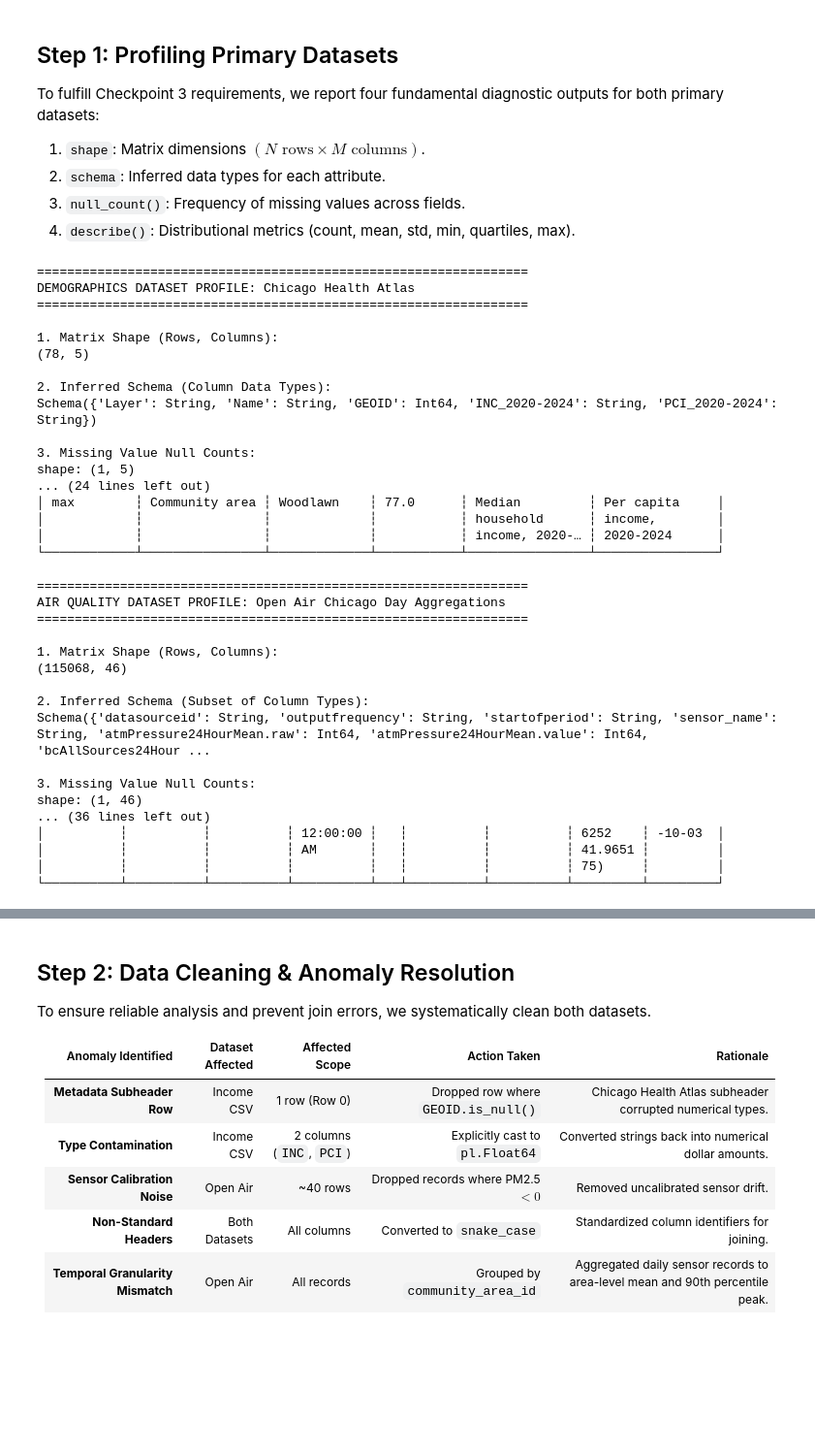
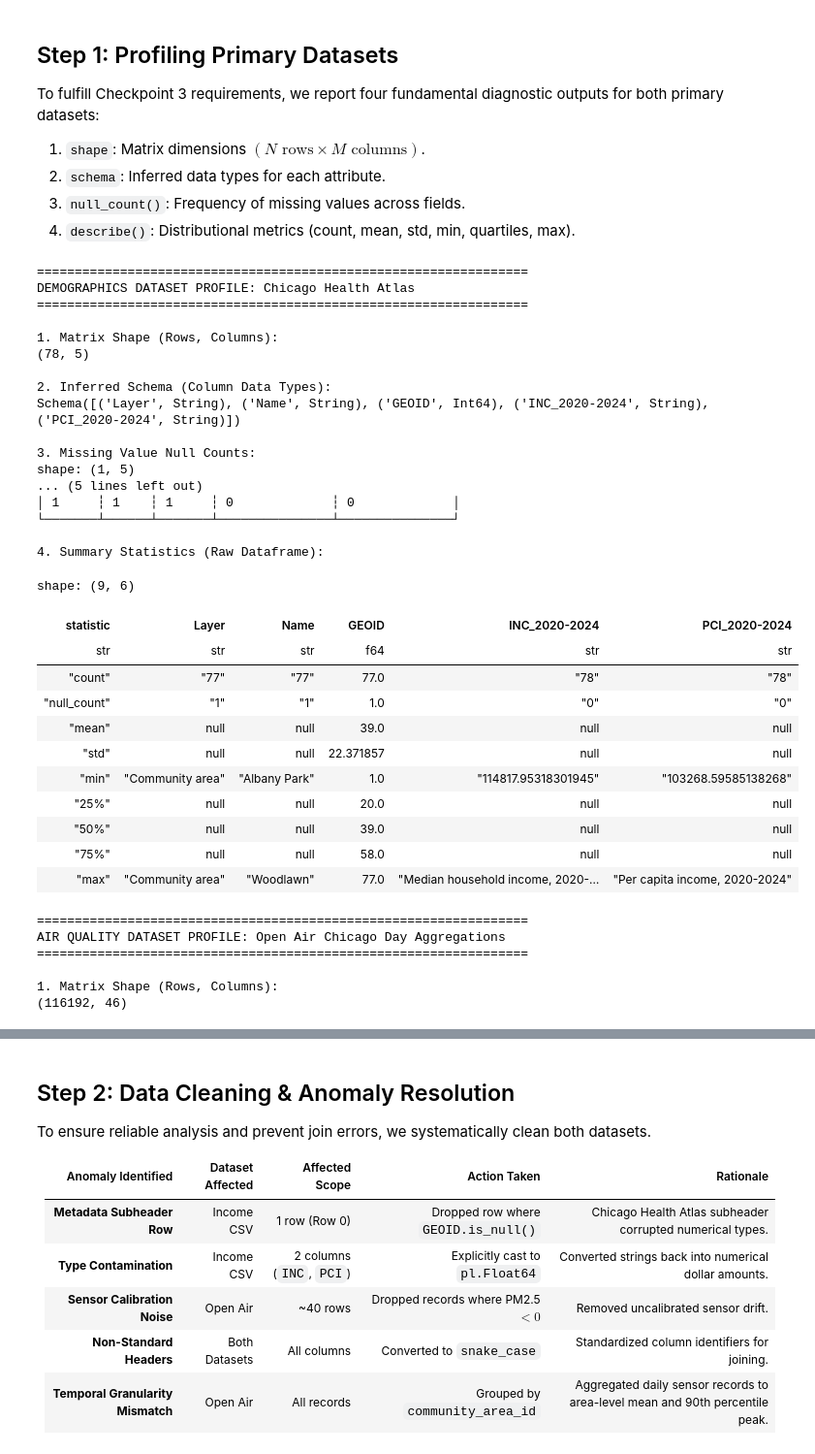
Before and after one commit to doctorplatypus/Socioeconomic-Health-Disparities, a Jupyter notebook: data/eda_work/eda.ipynb, the cells around one changed output, grey strips where cells are left out. Shown at 97% size. Drawn from its saved outputs; the diff is of its cells as text; code cells hidden in the pictures; blank space fills up the shorter version.

Commit message:
Update eda.ipynb with basic profiling for Open Air Chicago dataset

```diff
--- a/data/eda_work/eda.ipynb
+++ b/data/eda_work/eda.ipynb
@@ -66,78 +66,69 @@ To fulfill Checkpoint 3 requirements, we report four fundamental diagnostic outp
 # ==============================================================================
 # Cell 4: Demographics Dataset Profiling
 # ==============================================================================
 # In this cell, we inspect the raw Chicago Health Atlas export.
 print("=" * 65)
 print("DEMOGRAPHICS DATASET PROFILE: Chicago Health Atlas")
 print("=" * 65)
 
 print("\n1. Matrix Shape (Rows, Columns):")
 print(raw_income.shape)
 
 print("\n2. Inferred Schema (Column Data Types):")
 print(raw_income.schema)
 
 print("\n3. Missing Value Null Counts:")
 print(raw_income.null_count())
 
 print("\n4. Summary Statistics (Raw Dataframe):")
-print(raw_income.describe())
+raw_income.describe()
 # %% [output]
 =================================================================
 DEMOGRAPHICS DATASET PROFILE: Chicago Health Atlas
 =================================================================
 
 1. Matrix Shape (Rows, Columns):
 (78, 5)
 
 2. Inferred Schema (Column Data Types):
-Schema({'Layer': String, 'Name': String, 'GEOID': Int64, 'INC_2020-2024': String, 'PCI_2020-2024': String})
+Schema([('Layer', String), ('Name', String), ('GEOID', Int64), ('INC_2020-2024', String), ('PCI_2020-2024', String)])
 
 3. Missing Value Null Counts:
 shape: (1, 5)
-... (24 lines left out)
-│ max        ┆ Community area ┆ Woodlawn    ┆ 77.0      ┆ Median         ┆ Per capita     │
-│            ┆                ┆             ┆           ┆ household      ┆ income,        │
-│            ┆                ┆             ┆           ┆ income, 2020-… ┆ 2020-2024      │
-└────────────┴────────────────┴─────────────┴───────────┴────────────────┴────────────────┘
+... (5 lines left out)
+│ 1     ┆ 1    ┆ 1     ┆ 0             ┆ 0             │
+└───────┴──────┴───────┴───────────────┴───────────────┘
+
+4. Summary Statistics (Raw Dataframe):
+shape: (9, 6)
+| statistic | Layer | Name | GEOID | INC_2020-2024 | PCI_2020-2024 |
+| str | str | str | f64 | str | str |
+| "count" | "77" | "77" | 77.0 | "78" | "78" |
+| "null_count" | "1" | "1" | 1.0 | "0" | "0" |
+| "mean" | null | null | 39.0 | null | null |
+| "std" | null | null | 22.371857 | null | null |
+| "min" | "Community area" | "Albany Park" | 1.0 | "114817.95318301945" | "103268.59585138268" |
+| "25%" | null | null | 20.0 | null | null |
+| "50%" | null | null | 39.0 | null | null |
+| "75%" | null | null | 58.0 | null | null |
+| "max" | "Community area" | "Woodlawn" | 77.0 | "Median household income, 2020-… | "Per capita income, 2020-2024" |
 # %%
 # ==============================================================================
 # Cell 5: Open Air Chicago Dataset Profiling
 # ==============================================================================
-# In this cell, we inspect the civic sensor network dataset. It captures daily
-# pollutant concentrations (PM2.5, NO2, Ozone, ambient temperature) recorded
-# across monitoring stations deployed within Chicago community areas.
+# Dataset captures daily pollutant concentrations (PM2.5, NO2, Ozone, ambient temperature)
+# recorded across monitoring stations deployed within Chicago community areas.
+
 print("=" * 65)
 print("AIR QUALITY DATASET PROFILE: Open Air Chicago Day Aggregations")
 print("=" * 65)
 
 print("\n1. Matrix Shape (Rows, Columns):")
 print(raw_air.shape)
-
-print("\n2. Inferred Schema (Subset of Column Types):")
-# We display the schema for the primary identifier and measurement columns
-print(raw_air.schema)
-
-print("\n3. Missing Value Null Counts:")
-print(raw_air.null_count())
-
-print("\n4. Summary Statistics:")
-print(raw_air.describe())
 # %% [output]
 =================================================================
 AIR QUALITY DATASET PROFILE: Open Air Chicago Day Aggregations
 =================================================================
 
 1. Matrix Shape (Rows, Columns):
-(115068, 46)
-
-2. Inferred Schema (Subset of Column Types):
-Schema({'datasourceid': String, 'outputfrequency': String, 'startofperiod': String, 'sensor_name': String, 'atmPressure24HourMean.raw': Int64, 'atmPressure24HourMean.value': Int64, 'bcAllSources24Hour ...
-
-3. Missing Value Null Counts:
-shape: (1, 46)
-... (36 lines left out)
-│          ┆          ┆          ┆ 12:00:00 ┆   ┆          ┆          ┆ 6252    ┆ -10-03  │
-│          ┆          ┆          ┆ AM       ┆   ┆          ┆          ┆ 41.9651 ┆         │
-│          ┆          ┆          ┆          ┆   ┆          ┆          ┆ 75)     ┆         │
-└──────────┴──────────┴──────────┴──────────┴───┴──────────┴──────────┴─────────┴─────────┘
+(116192, 46)
```
Also changed, not shown: parts of 6 cells of this notebook.
